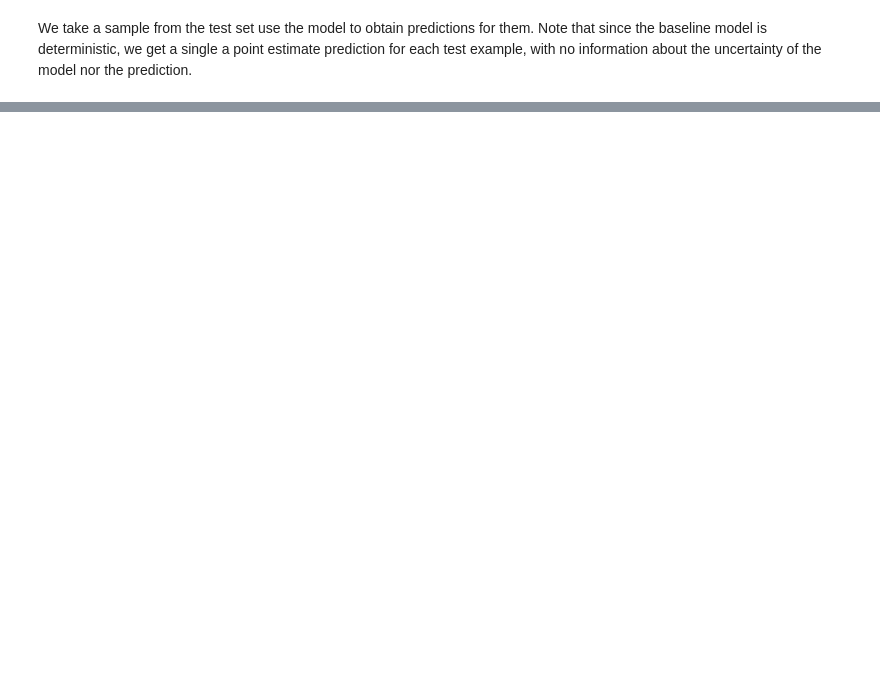
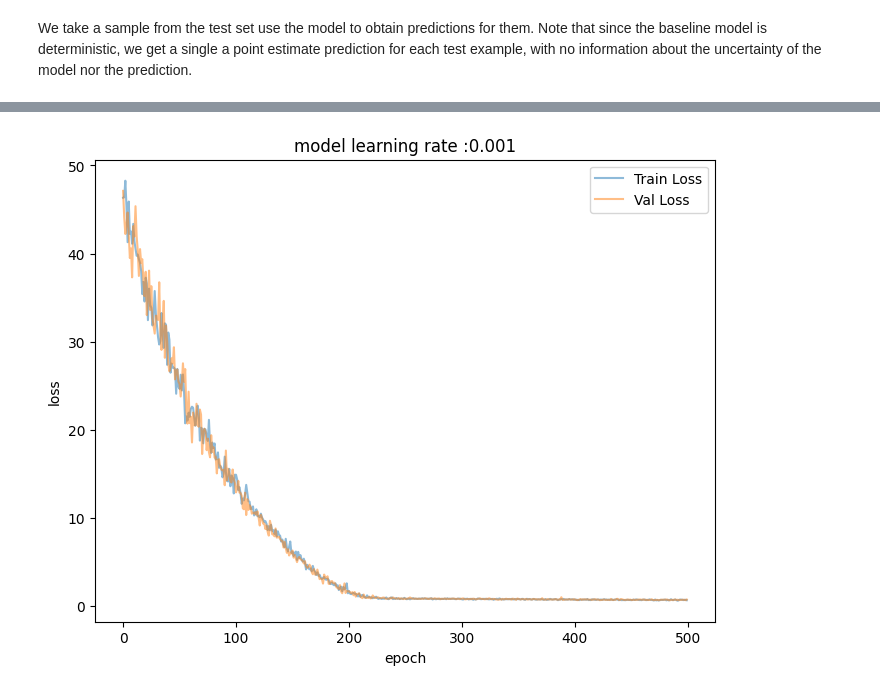
Before and after one commit to asierabreu/bayesian, a Jupyter notebook: notebooks/classification_bnn.ipynb, the cells around one changed output, grey strips where cells are left out. Cells and saved outputs as stored; diff of their text form; code cells hidden in the pictures; blank space fills up the shorter version.

```diff
--- a/notebooks/classification_bnn.ipynb
+++ b/notebooks/classification_bnn.ipynb
@@ -246,0 +380,25 @@ ValueError: invalid literal for int() with base 10: 'alcohol'
+# %%
+arch_type = 'Bayes_nn'
+model_filename = "wine_quality_classification_"+arch_type
+model_path = os.path.join("../models", model_filename + ".h5")
+if not os.path.exists("../models"):
+    os.makedirs(model_path)
+# %%
+num_epochs = 500
+train_sample_size = int(train_size * 0.3)
+small_train_dataset = ds_train.unbatch().take(train_sample_size).batch(batch_size)
+
+# build
+bayes_nn_model_small = bayesian_neural_network(
+    hidden_units=hidden_units,
+    feature_names=feature_names,
+    train_size=train_sample_size)
+# train
+history = run_experiment(
+    model=bayes_nn_model_small,
+    loss=keras.losses.MeanSquaredError(),
+    train_dataset=small_train_dataset,
+    test_dataset=ds_test,
+    num_epochs=num_epochs,
+    learning_rate=learning_rate,
+    model_filename=model_filename)
@@ -246,0 +456,4 @@ ValueError: invalid literal for int() with base 10: 'alcohol'
+# %%
+plot_training(history=history,learning_rate=learning_rate)
+# %% [output]
+[figure, added]
```
Also changed, not shown: parts of 20 cells of this notebook, 6 other files.
